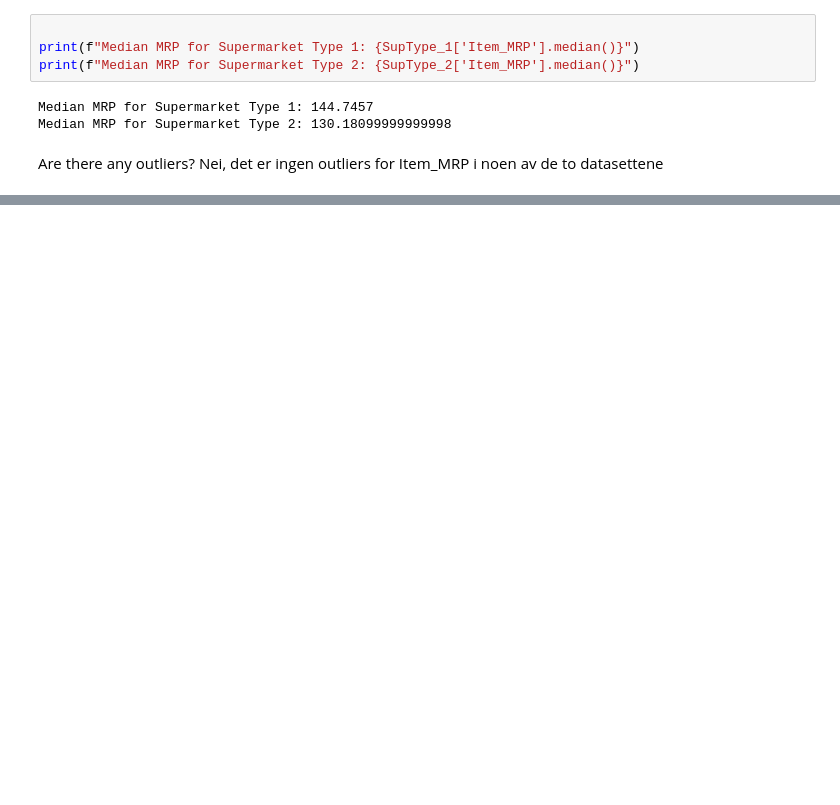
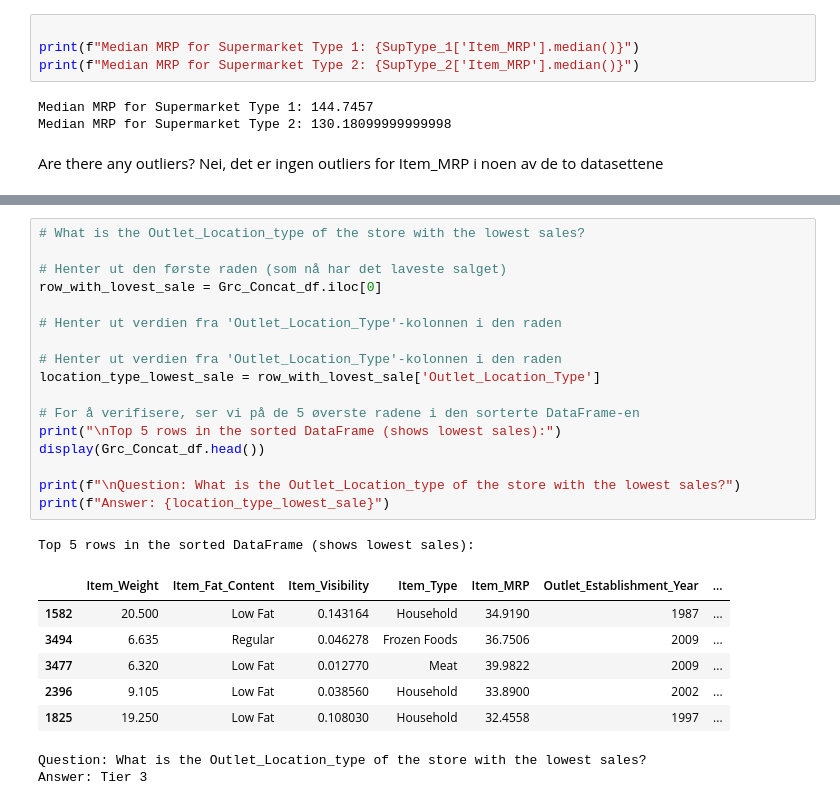
Before and after one commit to Zain004/dataanalyse-oblig1, a Jupyter notebook: obligatorisk_oppgave_1.ipynb, the cells around one changed output, grey strips where cells are left out. Cells and saved outputs as stored; diff of their text form; blank space fills up the shorter version.

```diff
--- a/obligatorisk_oppgave_1.ipynb
+++ b/obligatorisk_oppgave_1.ipynb
@@ -377,0 +408,27 @@ Nei, det er ingen outliers for Item_MRP i noen av de to datasettene
+# %%
+# What is the Outlet_Location_type of the store with the lowest sales?
+
+# Henter ut den første raden (som nå har det laveste salget)
+row_with_lovest_sale = Grc_Concat_df.iloc[0]
+
+# Henter ut verdien fra 'Outlet_Location_Type'-kolonnen i den raden
+
+# Henter ut verdien fra 'Outlet_Location_Type'-kolonnen i den raden
+location_type_lowest_sale = row_with_lovest_sale['Outlet_Location_Type']
+
+# For å verifisere, ser vi på de 5 øverste radene i den sorterte DataFrame-en
+print("\nTop 5 rows in the sorted DataFrame (shows lowest sales):")
+display(Grc_Concat_df.head())
+
+print(f"\nQuestion: What is the Outlet_Location_type of the store with the lowest sales?")
+print(f"Answer: {location_type_lowest_sale}")
+# %% [output]
+Top 5 rows in the sorted DataFrame (shows lowest sales):
+|  | Item_Weight | Item_Fat_Content | Item_Visibility | Item_Type | Item_MRP | Outlet_Establishment_Year | ... |
+| 1582 | 20.500 | Low Fat | 0.143164 | Household | 34.9190 | 1987 | ... |
+| 3494 | 6.635 | Regular | 0.046278 | Frozen Foods | 36.7506 | 2009 | ... |
+| 3477 | 6.320 | Low Fat | 0.012770 | Meat | 39.9822 | 2009 | ... |
+| 2396 | 9.105 | Low Fat | 0.038560 | Household | 33.8900 | 2002 | ... |
+| 1825 | 19.250 | Low Fat | 0.108030 | Household | 32.4558 | 1997 | ... |
+Question: What is the Outlet_Location_type of the store with the lowest sales?
+Answer: Tier 3
```
Also changed, not shown: parts of 3 cells of this notebook.
